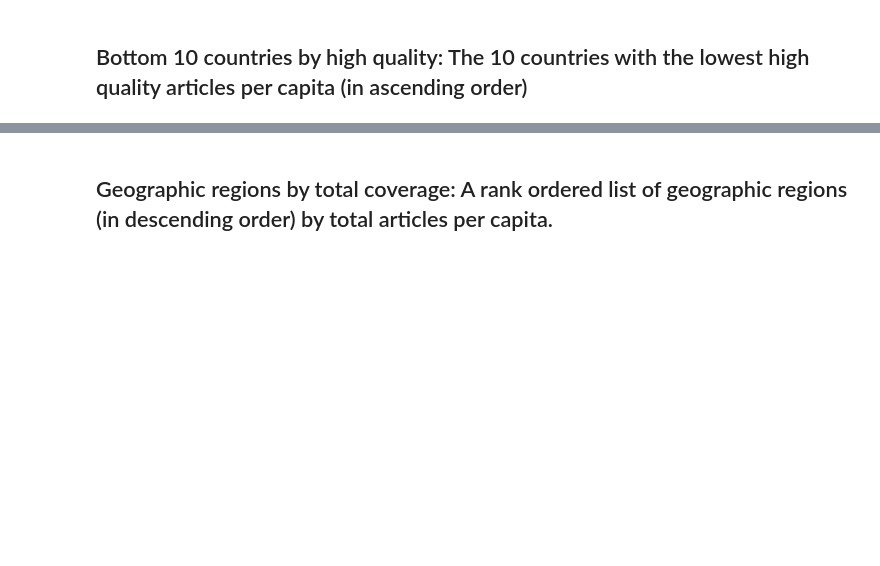
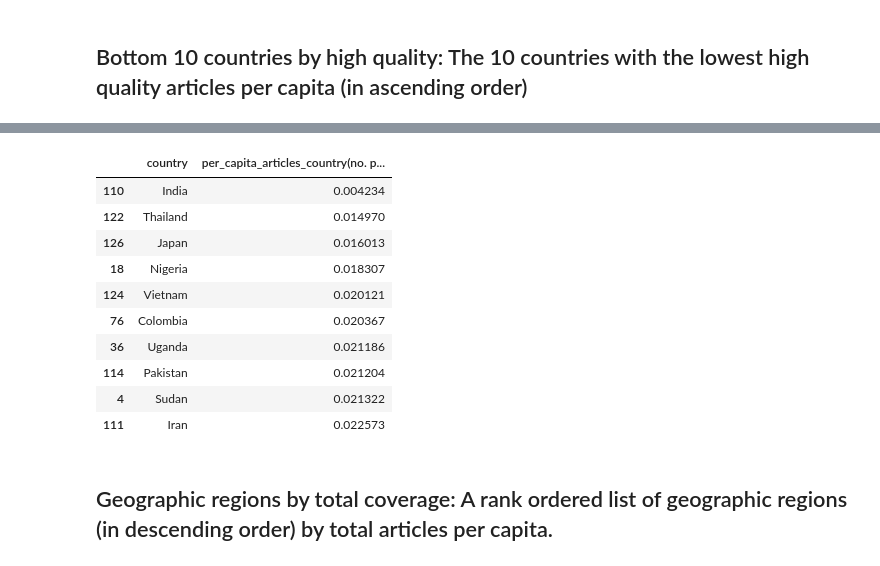
Before and after one commit to khirodsahoo93/data-512-homework_2, a Jupyter notebook: bias in article quality.ipynb, the cells around one changed output, grey strips where cells are left out. Drawn from its saved outputs; the diff is of its cells as text; code cells hidden in the pictures; blank space fills up the shorter version.

```diff
--- a/bias in article quality.ipynb
+++ b/bias in article quality.ipynb
@@ -753,3 +754,18 @@ articles_by_country.head(10)[['country','per_capita_articles_country(no. per mil
+# %%
+#After removing countries with 0 high quality articles
+articles_by_country[(articles_by_country['no_articles_high']!=0)].head(10)[['country','per_capita_articles_country(no. per million)_high']]
+# %% [output]
+|  | country | per_capita_articles_country(no. p... |
+| 110 | India | 0.004234 |
+| 122 | Thailand | 0.014970 |
+| 126 | Japan | 0.016013 |
+| 18 | Nigeria | 0.018307 |
+| 124 | Vietnam | 0.020121 |
+| 76 | Colombia | 0.020367 |
+| 36 | Uganda | 0.021186 |
+| 114 | Pakistan | 0.021204 |
+| 4 | Sudan | 0.021322 |
+| 111 | Iran | 0.022573 |
 # %% [markdown]
 ## Geographic regions by total coverage: A rank ordered list of geographic regions (in descending order) by total articles per capita.
 # %%
```
Also changed, not shown: parts of 5 cells of this notebook.
